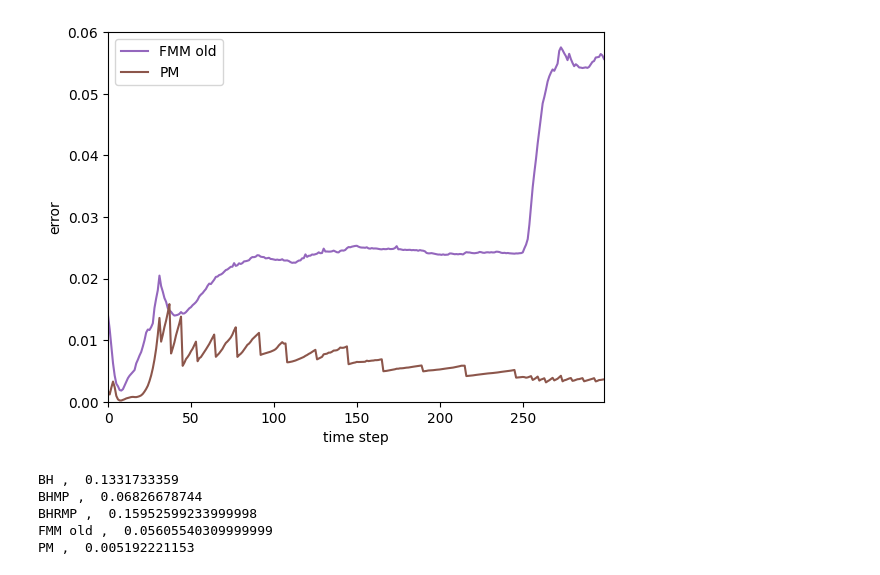
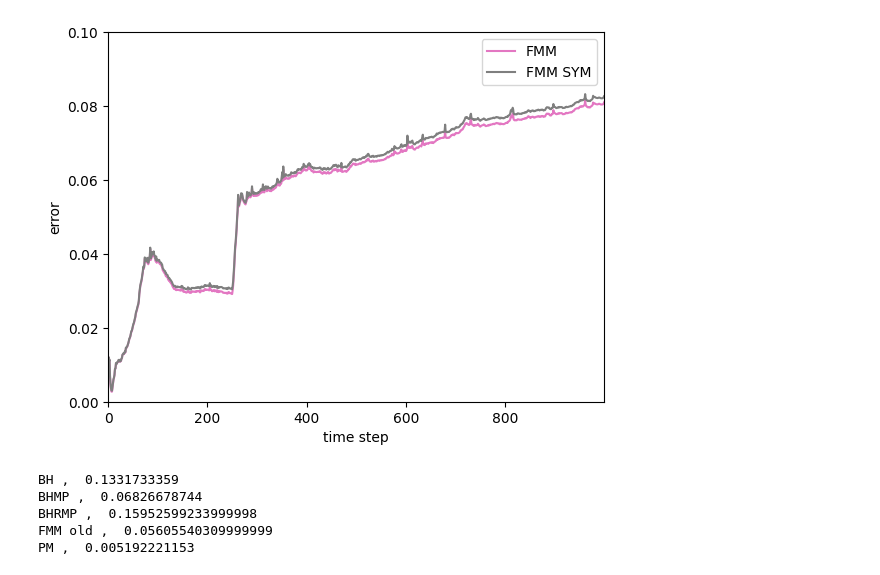
Before and after one commit to LucasFurer/MasterThesisLucas, a Jupyter notebook: grapher.ipynb, the cells around one changed output. Drawn from its saved outputs; the diff is of its cells as text; code cells hidden in the pictures.

```diff
--- a/grapher.ipynb
+++ b/grapher.ipynb
@@ -157,26 +157,26 @@ def findTime(csvPath, target=1.0):
 # %%
 pointAmount = "70000"
 theta = "1"
 dataSet = "MNIST_digits"
 perp = "30"
 
 custom_labels = {
     #os.path.join("graphCSV", dataSet, pointAmount, "perp" + perp, "tsneErrorTimestepBH_point"             + pointAmount + "_perp" + perp + "_theta" + theta + "_dataset" + dataSet + ".csv"): "BH",
     #os.path.join("graphCSV", dataSet, pointAmount, "perp" + perp, "tsneErrorTimestepBHMP_point"           + pointAmount + "_perp" + perp + "_theta" + theta + "_dataset" + dataSet + ".csv"): "BHMP",
     #os.path.join("graphCSV", dataSet, pointAmount, "perp" + perp, "tsneErrorTimestepBHR_point"            + pointAmount + "_perp" + perp + "_theta" + theta + "_dataset" + dataSet + ".csv"): "BHR",
     #os.path.join("graphCSV", dataSet, pointAmount, "perp" + perp, "tsneErrorTimestepBHRMP_point"          + pointAmount + "_perp" + perp + "_theta" + theta + "_dataset" + dataSet + ".csv"): "BHRMP",
-    os.path.join("graphCSV", dataSet, pointAmount, "perp" + perp, "tsneErrorTimestepFMM_point"            + pointAmount + "_perp" + perp + "_theta" + theta + "_dataset" + dataSet + ".csv"): "FMM old",
-    os.path.join("graphCSV", dataSet, pointAmount, "perp" + perp, "tsneErrorTimestepPM_point"             + pointAmount + "_perp" + perp + "_theta" + theta + "_dataset" + dataSet + ".csv"): "PM",
-    #os.path.join("graphCSV", dataSet, pointAmount, "perp" + perp, "tsneErrorTimestepFMM_MORTON_point"     + pointAmount + "_perp" + perp + "_theta" + theta + "_dataset" + dataSet + ".csv"): "FMM",
-    #os.path.join("graphCSV", dataSet, pointAmount, "perp" + perp, "tsneErrorTimestepFMM_SYM_MORTON_point" + pointAmount + "_perp" + perp + "_theta" + theta + "_dataset" + dataSet + ".csv"): "FMM SYM",
+    #os.path.join("graphCSV", dataSet, pointAmount, "perp" + perp, "tsneErrorTimestepFMM_point"            + pointAmount + "_perp" + perp + "_theta" + theta + "_dataset" + dataSet + ".csv"): "FMM old",
+    #os.path.join("graphCSV", dataSet, pointAmount, "perp" + perp, "tsneErrorTimestepPM_point"             + pointAmount + "_perp" + perp + "_theta" + theta + "_dataset" + dataSet + ".csv"): "PM",
+    os.path.join("graphCSV", dataSet, pointAmount, "perp" + perp, "tsneErrorTimestepFMM_MORTON_point"     + pointAmount + "_perp" + perp + "_theta" + theta + "_dataset" + dataSet + ".csv"): "FMM",
+    os.path.join("graphCSV", dataSet, pointAmount, "perp" + perp, "tsneErrorTimestepFMM_SYM_MORTON_point" + pointAmount + "_perp" + perp + "_theta" + theta + "_dataset" + dataSet + ".csv"): "FMM SYM",
 }
 
 #plotGraph(custom_labels, 0, 1000,"time step", "error", "plotOutput/lines_plot.png", False, None, None, None, None)
-x_range = 300
-y_range = 0.06
+x_range = 1000
+y_range = 0.1
 plotGraph(custom_labels, 0, x_range,"time step", "error", "plotOutput/lines_plot.png", False, 0.0, x_range-1, 0.0, y_range)
 # %% [output]
-[figure, old version]
+[figure, new version]
 # %%
 pointAmount = "70000"
 theta = "1"
```
Also changed, not shown: 4 other files.
